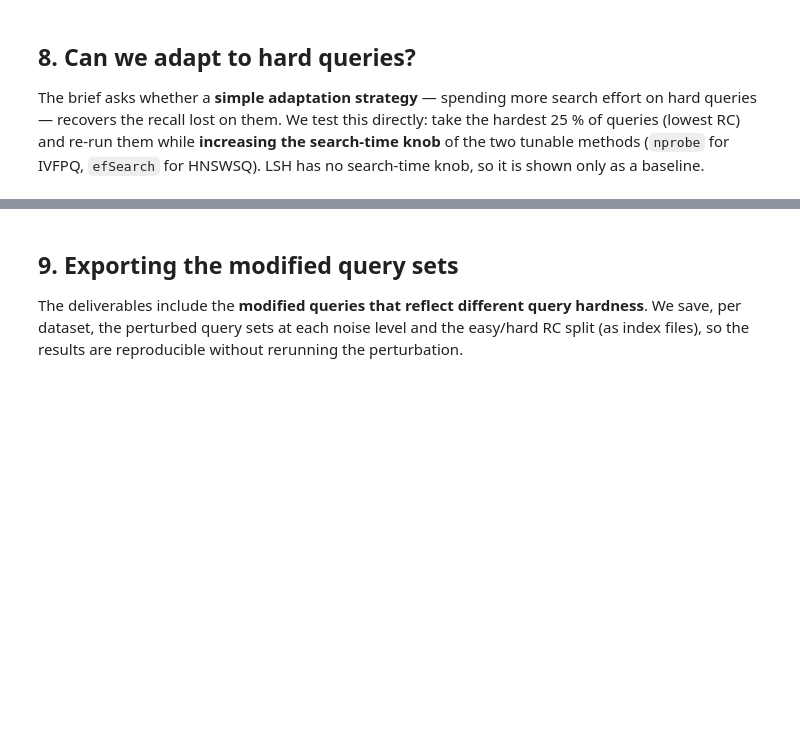
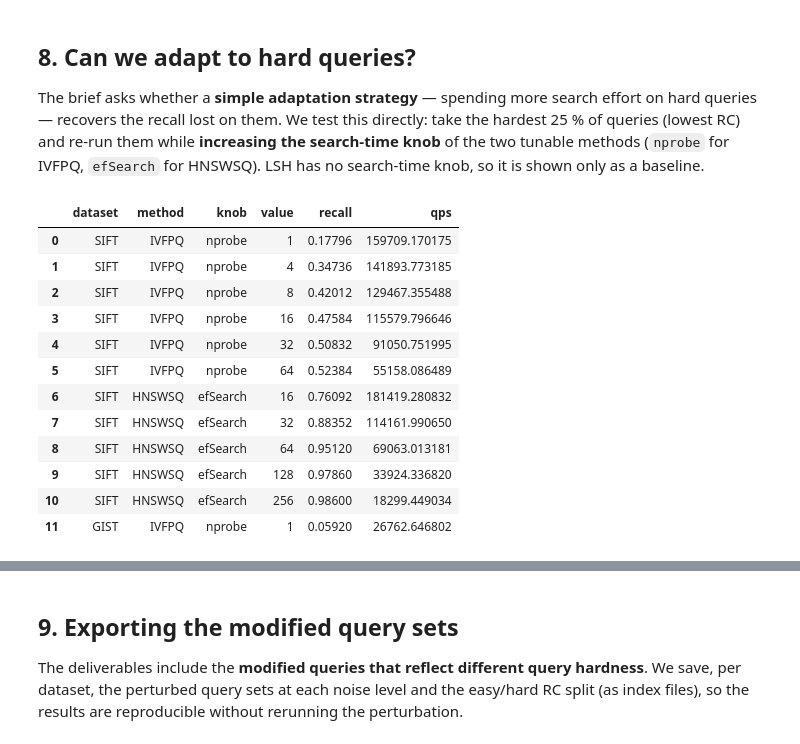
Before and after one commit to Dimitrispap123/Evaluations-of-Vector-Search-Methods-with-FAISS, a Jupyter notebook: faiss_vector_search.ipynb, the cells around one changed output, grey strips where cells are left out. Drawn from its saved outputs; the diff is of its cells as text; code cells hidden in the pictures; blank space fills up the shorter version.

```diff
--- a/faiss_vector_search.ipynb
+++ b/faiss_vector_search.ipynb
@@ -593,19 +623,6 @@ def eval_on_subset(xb, xq, idx_subset, metric, method, k=K):
     del index; gc.collect()
     return rec, qps
 # %%
-hardness_rows = []
-for name, data in LOADED.items():
-    xb, xq, metric = data["xb"], data["xq"], data["metric"]
-    hard_idx, easy_idx = split_easy_hard(RC[name])
-    for method in ("IVFPQ", "HNSWSQ", "LSH"):
-        for grp, idx in (("hard", hard_idx), ("easy", easy_idx)):
-            rec, qps = eval_on_subset(xb, xq, idx, metric, method)
-            hardness_rows.append(dict(dataset=name, method=method,
-                                      group=grp, recall=rec, qps=qps,
-                                      mean_rc=float(RC[name][idx].mean())))
-    print(f"{name}: done")
-
-hardness = pd.DataFrame(hardness_rows)
-hardness.to_csv(os.path.join(RESULTS_DIR, "hardness_results.csv"), index=False)
+hardness = pd.read_csv(os.path.join(RESULTS_DIR, "hardness_results.csv"))
 hardness.pivot_table(index=["dataset", "method"], columns="group",
                      values="recall").round(3)
@@ -702,7 +733,6 @@ def perturbation_study(loaded, k=K):
         gc.collect()
     return pd.DataFrame(rows)
 
-perturb = perturbation_study(LOADED)
-perturb.to_csv(os.path.join(RESULTS_DIR, "perturbation_results.csv"), index=False)
+perturb = pd.read_csv(os.path.join(RESULTS_DIR, "perturbation_results.csv"))
 perturb.pivot_table(index=["dataset", "sigma"], columns="method",
                     values="recall").round(3)
@@ -740,35 +787,48 @@ def adaptation_study(loaded, k=K):
         xb, xq, metric = data["xb"], data["xq"], data["metric"]
         hard_idx, _ = split_easy_hard(RC[name])
         xq_hard = np.ascontiguousarray(xq[hard_idx])
         _, I_gt = build_ground_truth(xb, xq_hard, k, metric)
 
         # IVFPQ: sweep nprobe on the hard subset
         m = REP_CONFIG["IVFPQ"]["m"]
         m = m if xb.shape[1] % m == 0 else valid_pq_m(xb.shape[1])[0]
         idx = build_ivfpq(xb, m, metric, CFG["nlist"])
         for nprobe in NPROBE_VALUES:
             set_search_param(idx, "nprobe", nprobe)
             D, I, st, qps = benchmark_index(idx, xq_hard, k)
             rows.append(dict(dataset=name, method="IVFPQ", knob="nprobe",
                              value=nprobe, recall=recall_at_k(I, I_gt, k),
                              qps=qps))
         del idx; gc.collect()
 
         # HNSWSQ: sweep efSearch on the hard subset
         idx = build_hnswsq(xb, REP_CONFIG["HNSWSQ"]["sq_bits"], metric)
         for ef in EFSEARCH_VALUES:
             set_search_param(idx, "efSearch", ef)
             D, I, st, qps = benchmark_index(idx, xq_hard, k)
             rows.append(dict(dataset=name, method="HNSWSQ", knob="efSearch",
                              value=ef, recall=recall_at_k(I, I_gt, k),
                              qps=qps))
         del idx; gc.collect()
         print(f"{name}: adaptation sweep done")
     return pd.DataFrame(rows)
 
-adapt = adaptation_study(LOADED)
-adapt.to_csv(os.path.join(RESULTS_DIR, "adaptation_results.csv"), index=False)
+adapt = pd.read_csv(os.path.join(RESULTS_DIR, "adaptation_results.csv"))
 adapt.head(12)
+# %% [output]
+|  | dataset | method | knob | value | recall | qps |
+| 0 | SIFT | IVFPQ | nprobe | 1 | 0.17796 | 159709.170175 |
+| 1 | SIFT | IVFPQ | nprobe | 4 | 0.34736 | 141893.773185 |
+| 2 | SIFT | IVFPQ | nprobe | 8 | 0.42012 | 129467.355488 |
+| 3 | SIFT | IVFPQ | nprobe | 16 | 0.47584 | 115579.796646 |
+| 4 | SIFT | IVFPQ | nprobe | 32 | 0.50832 | 91050.751995 |
+| 5 | SIFT | IVFPQ | nprobe | 64 | 0.52384 | 55158.086489 |
+| 6 | SIFT | HNSWSQ | efSearch | 16 | 0.76092 | 181419.280832 |
+| 7 | SIFT | HNSWSQ | efSearch | 32 | 0.88352 | 114161.990650 |
+| 8 | SIFT | HNSWSQ | efSearch | 64 | 0.95120 | 69063.013181 |
+| 9 | SIFT | HNSWSQ | efSearch | 128 | 0.97860 | 33924.336820 |
+| 10 | SIFT | HNSWSQ | efSearch | 256 | 0.98600 | 18299.449034 |
+| 11 | GIST | IVFPQ | nprobe | 1 | 0.05920 | 26762.646802 |
 # %%
 # Plot: does more search effort recover recall on hard queries?
 fig, axes = plt.subplots(1, len(LOADED), figsize=(5 * len(LOADED), 4), sharey=True)
```
Also changed, not shown: parts of 15 cells of this notebook, 16 other files.
